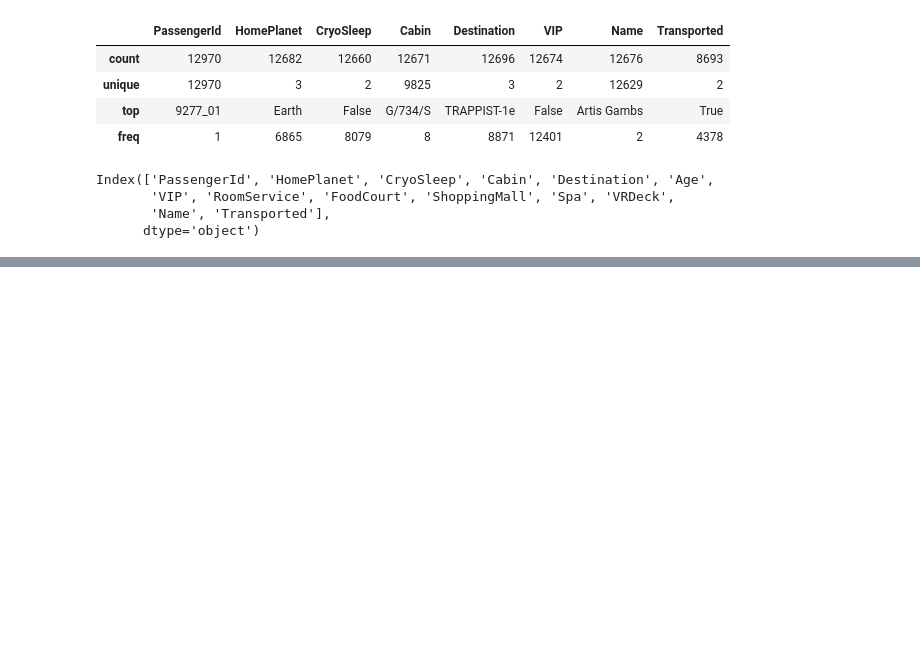
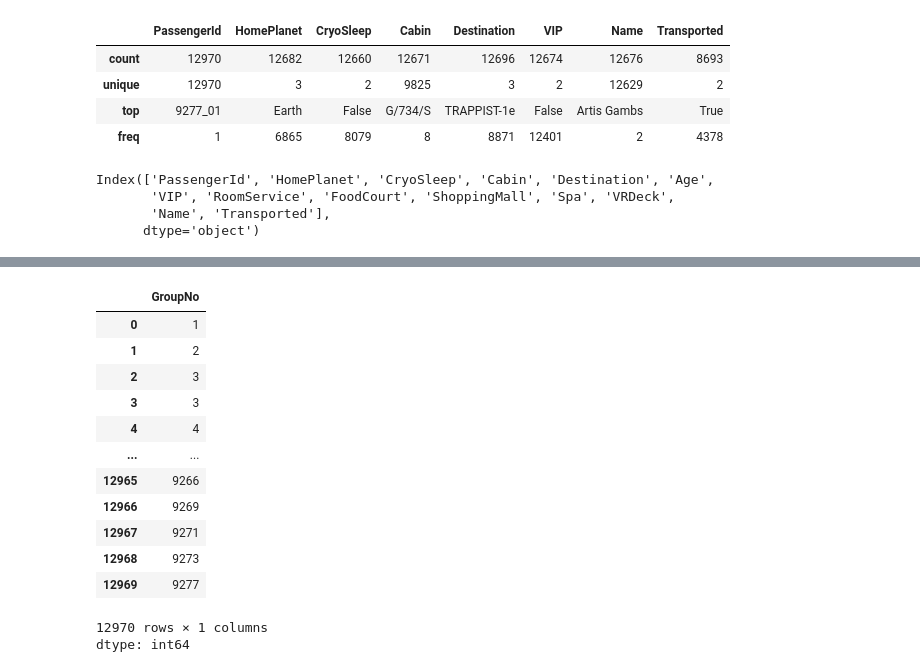
Before and after one commit to harsij01/spaceship-titanic, a Jupyter notebook: spaceship_titanic.ipynb, the cells around one changed output, grey strips where cells are left out. Saved outputs shown, nothing was run; the diff lists cells and outputs as text; code cells hidden in the pictures; blank space fills up the shorter version.

```diff
--- a/spaceship_titanic.ipynb
+++ b/spaceship_titanic.ipynb
@@ -131,0 +133,17 @@ nothing to commit (create/copy files and use "git add" to track)
+# %%
+df["GroupNo"]
+# %% [output]
+|  | GroupNo |
+| 0 | 1 |
+| 1 | 2 |
+| 2 | 3 |
+| 3 | 3 |
+| 4 | 4 |
+| ... | ... |
+| 12965 | 9266 |
+| 12966 | 9269 |
+| 12967 | 9271 |
+| 12968 | 9273 |
+| 12969 | 9277 |
+12970 rows × 1 columns
+dtype: int64
```
Also changed, not shown: parts of 16 cells of this notebook.
